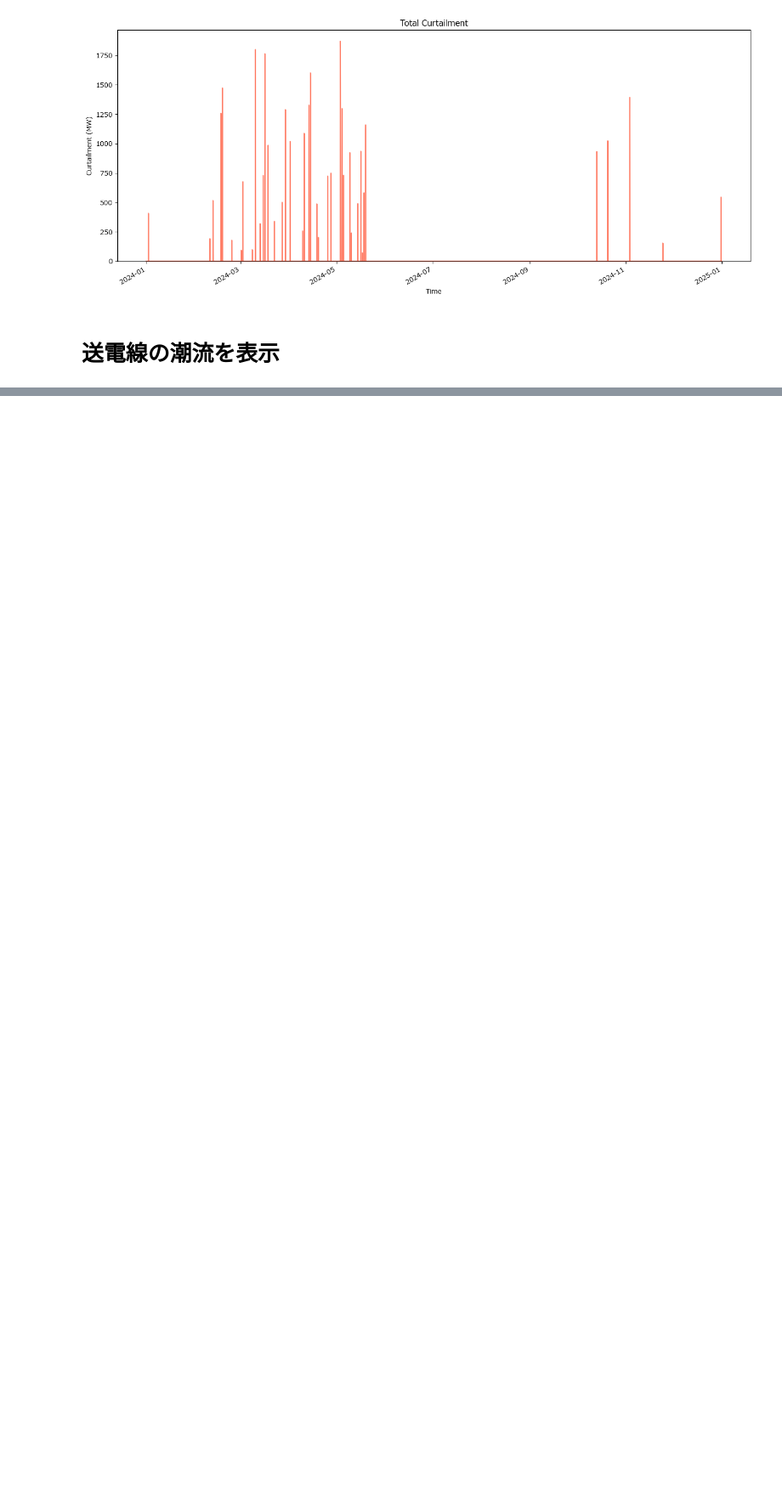
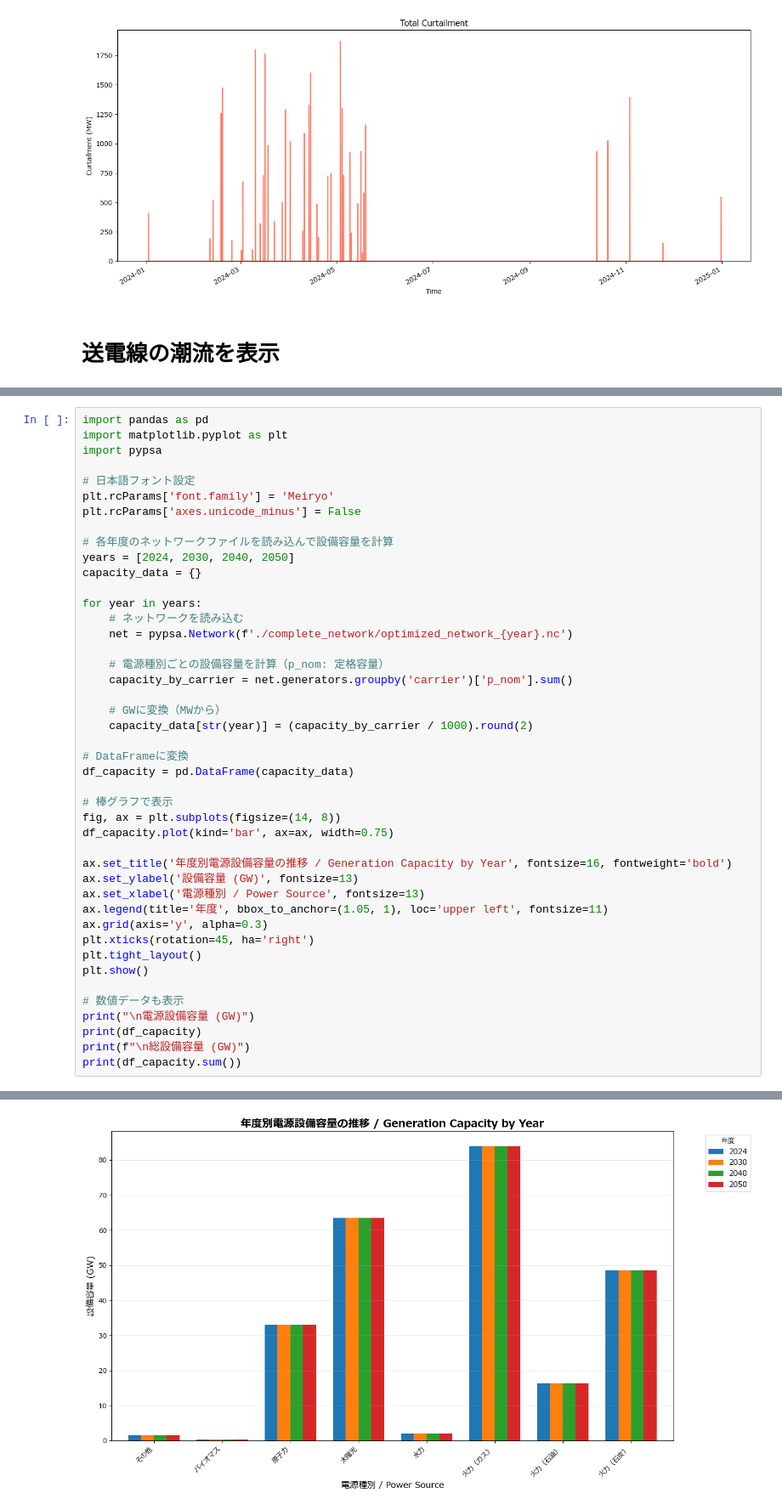
Before and after one commit to takashi-yanase/DemandSupplySimulation, a Jupyter notebook: 01 data_exploration.ipynb, the cells around one changed output, grey strips where cells are left out. Shown at 85% size. Cells and saved outputs as stored; diff of their text form; blank space fills up the shorter version.

```diff
--- a/01 data_exploration.ipynb
+++ b/01 data_exploration.ipynb
@@ -201,0 +196,45 @@ print(f"揚水発電所の貯蔵エネルギーをExcelファイルに出力し
+# %%
+import pandas as pd
+import matplotlib.pyplot as plt
+import pypsa
+
+# 日本語フォント設定
+plt.rcParams['font.family'] = 'Meiryo'
+plt.rcParams['axes.unicode_minus'] = False
+
+# 各年度のネットワークファイルを読み込んで設備容量を計算
+years = [2024, 2030, 2040, 2050]
+capacity_data = {}
+
+for year in years:
+    # ネットワークを読み込む
+    net = pypsa.Network(f'./complete_network/optimized_network_{year}.nc')
+
+    # 電源種別ごとの設備容量を計算（p_nom: 定格容量）
+    capacity_by_carrier = net.generators.groupby('carrier')['p_nom'].sum()
+
+    # GWに変換（MWから）
+    capacity_data[str(year)] = (capacity_by_carrier / 1000).round(2)
+
+# DataFrameに変換
+df_capacity = pd.DataFrame(capacity_data)
+
+# 棒グラフで表示
+fig, ax = plt.subplots(figsize=(14, 8))
+df_capacity.plot(kind='bar', ax=ax, width=0.75)
+
+ax.set_title('年度別電源設備容量の推移 / Generation Capacity by Year', fontsize=16, fontweight='bold')
+ax.set_ylabel('設備容量 (GW)', fontsize=13)
+ax.set_xlabel('電源種別 / Power Source', fontsize=13)
+ax.legend(title='年度', bbox_to_anchor=(1.05, 1), loc='upper left', fontsize=11)
+ax.grid(axis='y', alpha=0.3)
+plt.xticks(rotation=45, ha='right')
+plt.tight_layout()
+plt.show()
+
+# 数値データも表示
+print("\n電源設備容量 (GW)")
+print(df_capacity)
+print(f"\n総設備容量 (GW)")
+print(df_capacity.sum())
+# %% [output]
@@ -201,0 +256 @@ print(f"揚水発電所の貯蔵エネルギーをExcelファイルに出力し
+[figure, added]
```
Also changed, not shown: parts of 7 cells of this notebook, 1 other file.
